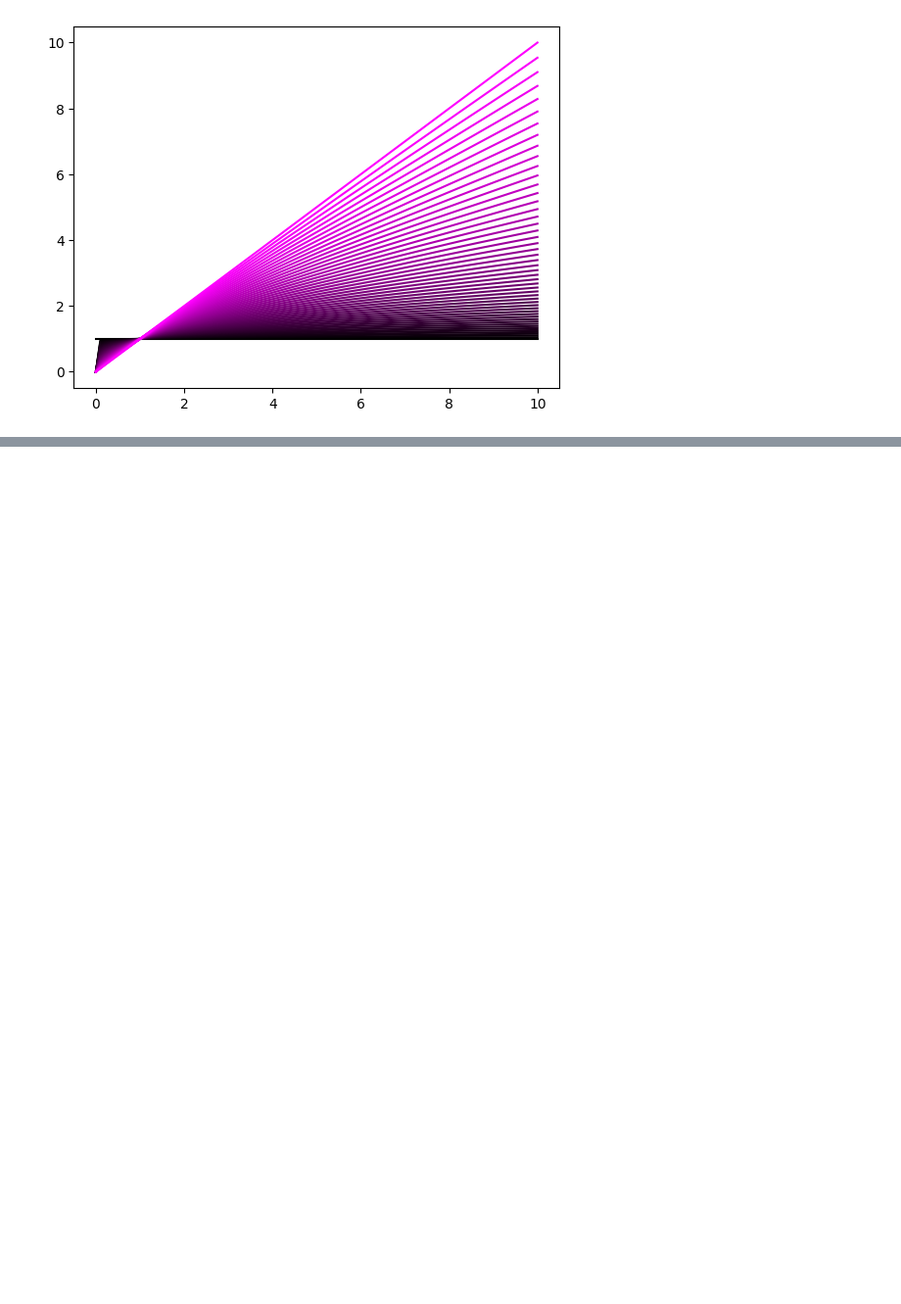
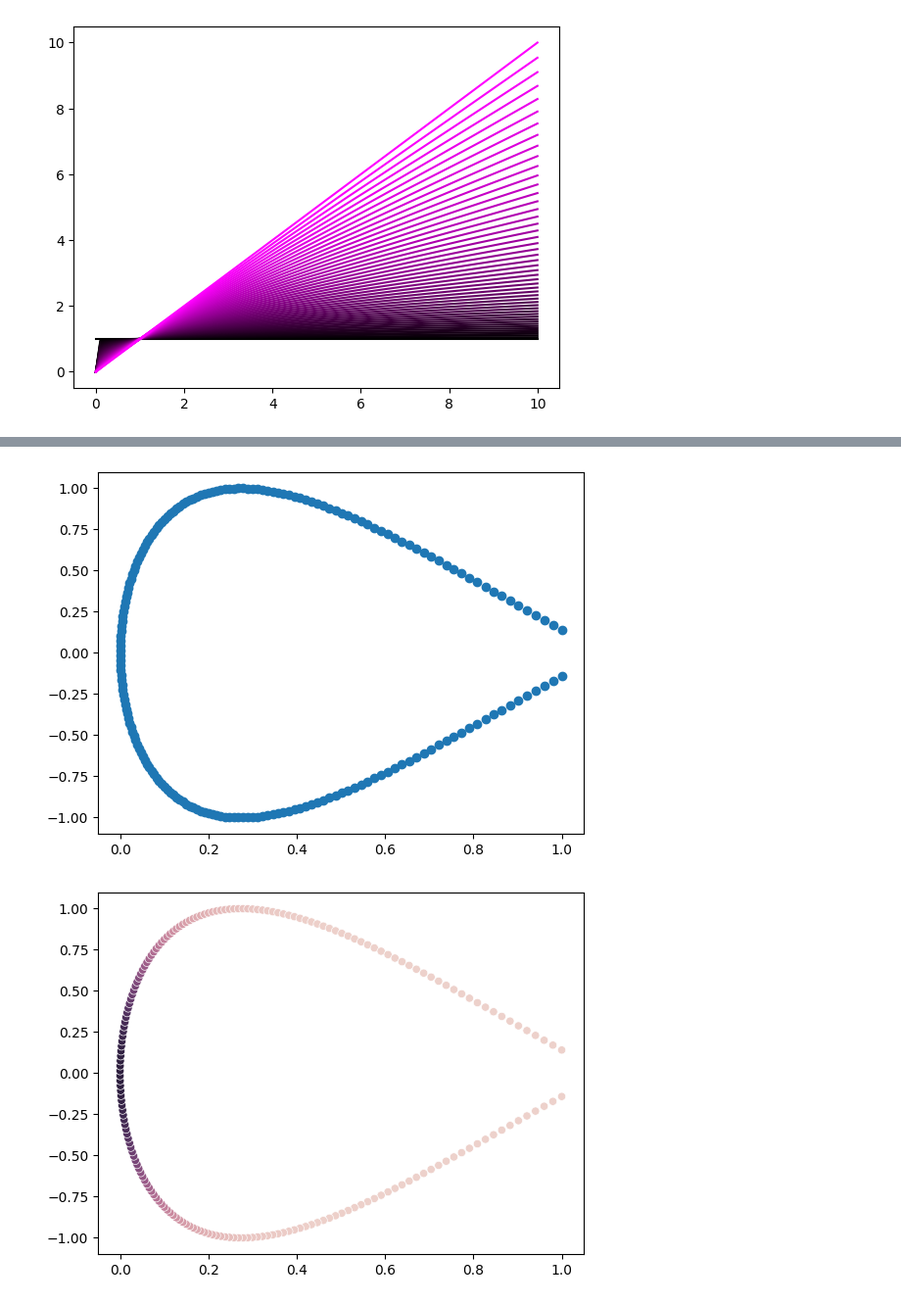
Before and after one commit to iremherguner/scientific_python_exercises, a Jupyter notebook: python-basics-data-visualization.ipynb, the cells around one changed output, grey strips where cells are left out. Shown at 98% size. Cells and saved outputs as stored; diff of their text form; code cells hidden in the pictures; blank space fills up the shorter version.

```diff
--- a/python-basics-data-visualization.ipynb
+++ b/python-basics-data-visualization.ipynb
@@ -229,0 +268,17 @@ plt.show()
+# %%
+x = np.linspace(-1,1,n)
+y1 = x**2
+y2 = np.sin(3*x)
+y3 = np.exp(-10*x**2)
+
+plt.plot(y1,y2,'o') # we still dont see the y3 in this plot
+plt.show()
+
+# same plot with seaborn
+sns.scatterplot(x=y1, y=y2, hue=y3, legend=False) # hue is for coloring, colors are depend on the gaussian function of y3
+plt.show()
+
+# regression plot = sns.regplot()
+# %% [output]
+[figure, added]
+[figure, added]
```
Also changed, not shown: parts of 10 cells of this notebook.
